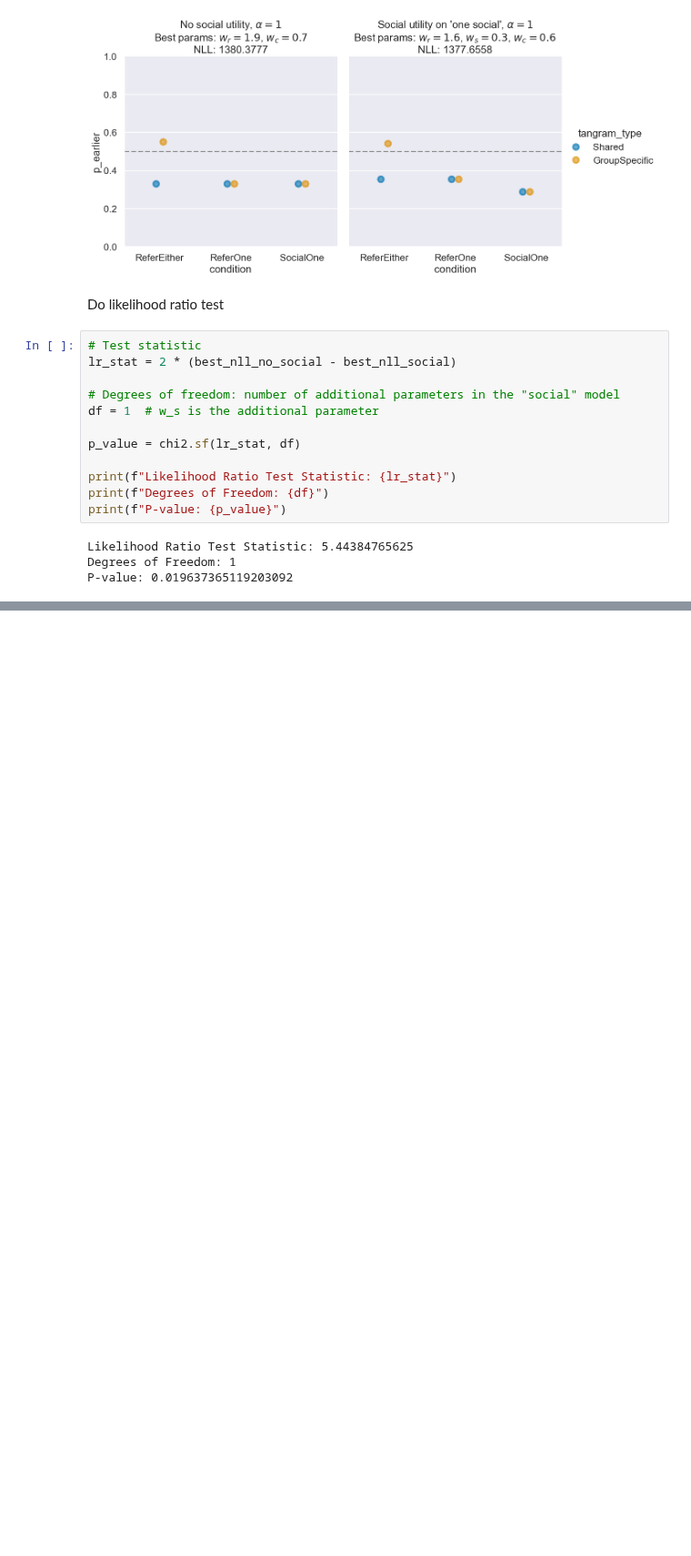
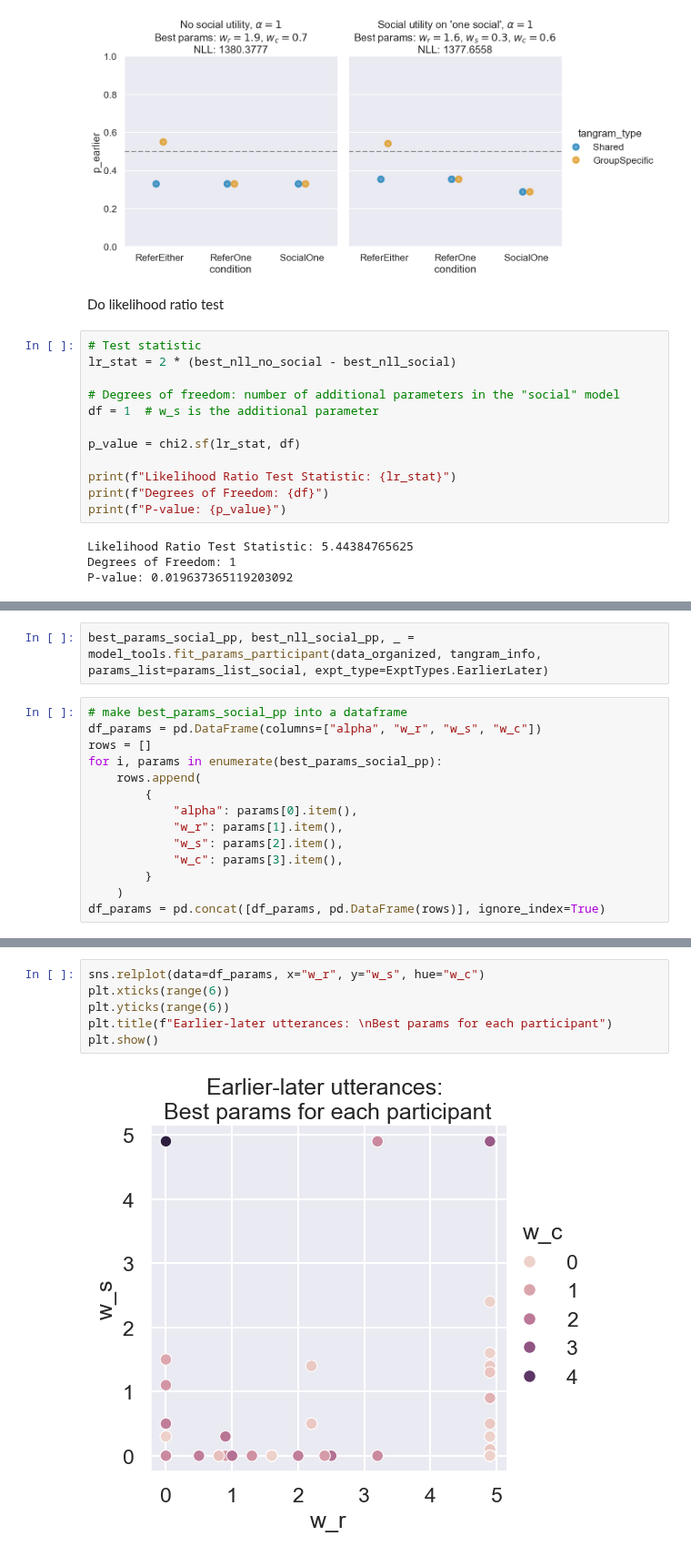
Before and after one commit to aliciamchen/code-switching, a Jupyter notebook: model/earlier-later-3pp-redblue.ipynb, the cells around one changed output, grey strips where cells are left out. Shown at 91% size. Saved outputs shown, nothing was run; the diff lists cells and outputs as text; blank space fills up the shorter version.

Commit message:
add fit_params_participant function to fit parameters for each participant separately

```diff
--- a/model/earlier-later-3pp-redblue.ipynb
+++ b/model/earlier-later-3pp-redblue.ipynb
@@ -172,0 +175,16 @@ P-value: 0.019637365119203092
+# %%
+best_params_social_pp, best_nll_social_pp, _ = model_tools.fit_params_participant(data_organized, tangram_info, params_list=params_list_social, expt_type=ExptTypes.EarlierLater)
+# %%
+# make best_params_social_pp into a dataframe
+df_params = pd.DataFrame(columns=["alpha", "w_r", "w_s", "w_c"])
+rows = []
+for i, params in enumerate(best_params_social_pp):
+    rows.append(
+        {
+            "alpha": params[0].item(),
+            "w_r": params[1].item(),
+            "w_s": params[2].item(),
+            "w_c": params[3].item(),
+        }
+    )
+df_params = pd.concat([df_params, pd.DataFrame(rows)], ignore_index=True)
@@ -172,0 +211,8 @@ P-value: 0.019637365119203092
+# %%
+sns.relplot(data=df_params, x="w_r", y="w_s", hue="w_c")
+plt.xticks(range(6))
+plt.yticks(range(6))
+plt.title(f"Earlier-later utterances: \nBest params for each participant")
+plt.show()
+# %% [output]
+[figure, added]
```
Also changed, not shown: parts of 3 cells of this notebook, 2 other files.
